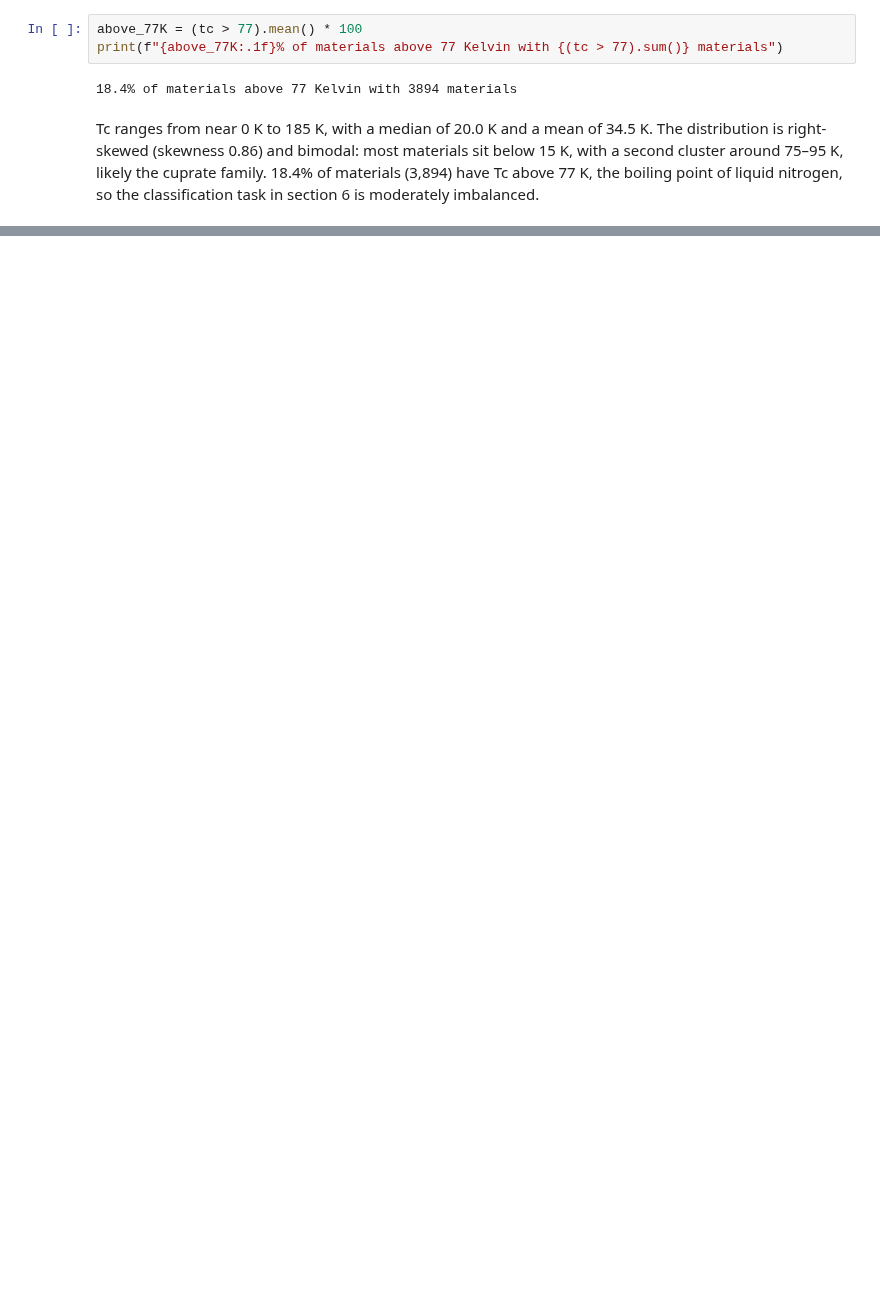
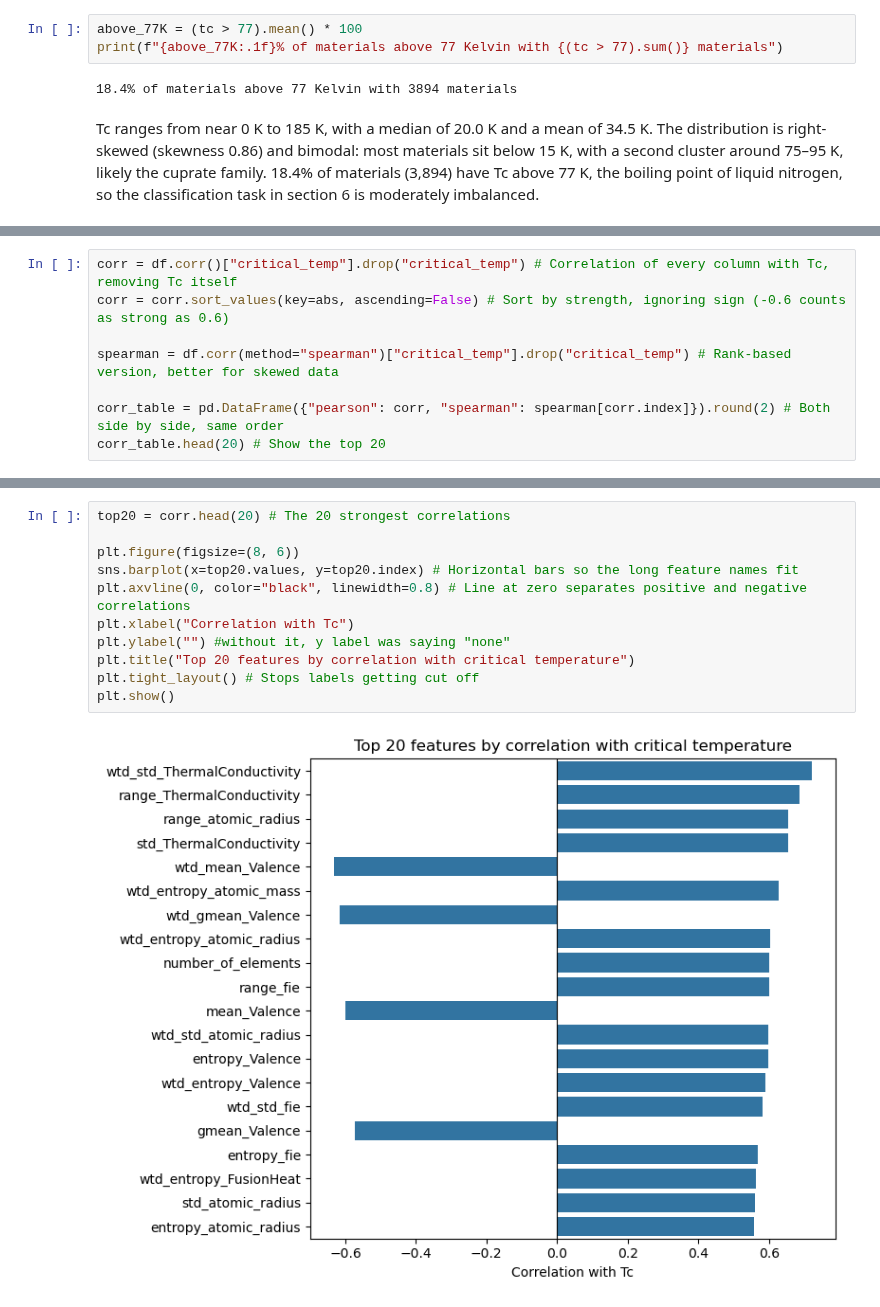
Before and after one commit to SeanCross65/Data-Analytics-Data-Mining, a Jupyter notebook: SuperConductivity.ipynb, the cells around one changed output, grey strips where cells are left out. Drawn from its saved outputs; the diff is of its cells as text; blank space fills up the shorter version.

```diff
--- a/SuperConductivity.ipynb
+++ b/SuperConductivity.ipynb
@@ -92,0 +99,8 @@ Tc ranges from near 0 K to 185 K, with a median of 20.0 K and a mean of 34.5 K.
+# %%
+corr = df.corr()["critical_temp"].drop("critical_temp") # Correlation of every column with Tc, removing Tc itself
+corr = corr.sort_values(key=abs, ascending=False) # Sort by strength, ignoring sign (-0.6 counts as strong as 0.6)
+
+spearman = df.corr(method="spearman")["critical_temp"].drop("critical_temp") # Rank-based version, better for skewed data
+
+corr_table = pd.DataFrame({"pearson": corr, "spearman": spearman[corr.index]}).round(2) # Both side by side, same order
+corr_table.head(20) # Show the top 20
@@ -92,0 +125,13 @@ Tc ranges from near 0 K to 185 K, with a median of 20.0 K and a mean of 34.5 K.
+# %%
+top20 = corr.head(20) # The 20 strongest correlations
+
+plt.figure(figsize=(8, 6))
+sns.barplot(x=top20.values, y=top20.index) # Horizontal bars so the long feature names fit
+plt.axvline(0, color="black", linewidth=0.8) # Line at zero separates positive and negative correlations
+plt.xlabel("Correlation with Tc")
+plt.ylabel("") #without it, y label was saying "none"
+plt.title("Top 20 features by correlation with critical temperature")
+plt.tight_layout() # Stops labels getting cut off
+plt.show()
+# %% [output]
+[figure, added]
```
Also changed, not shown: parts of 10 cells of this notebook.
